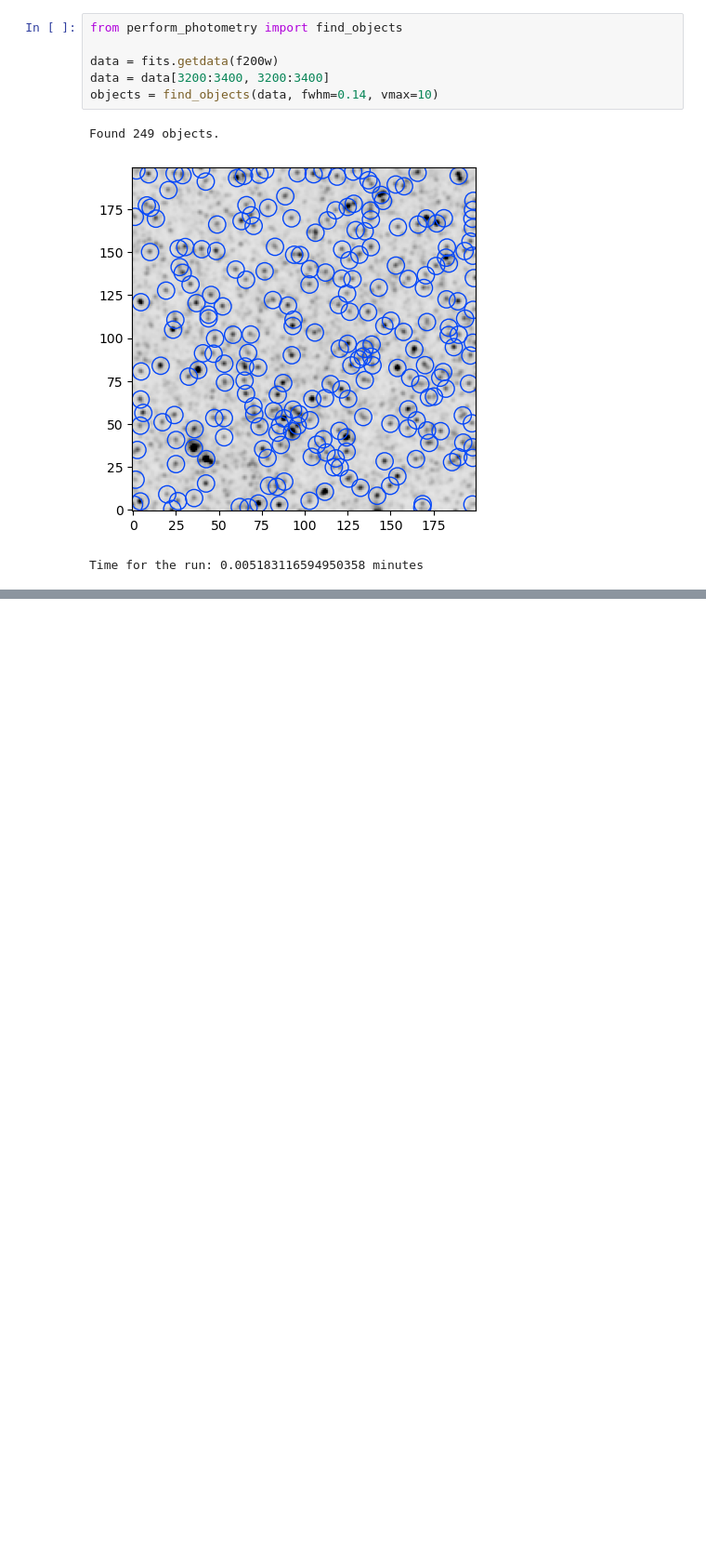
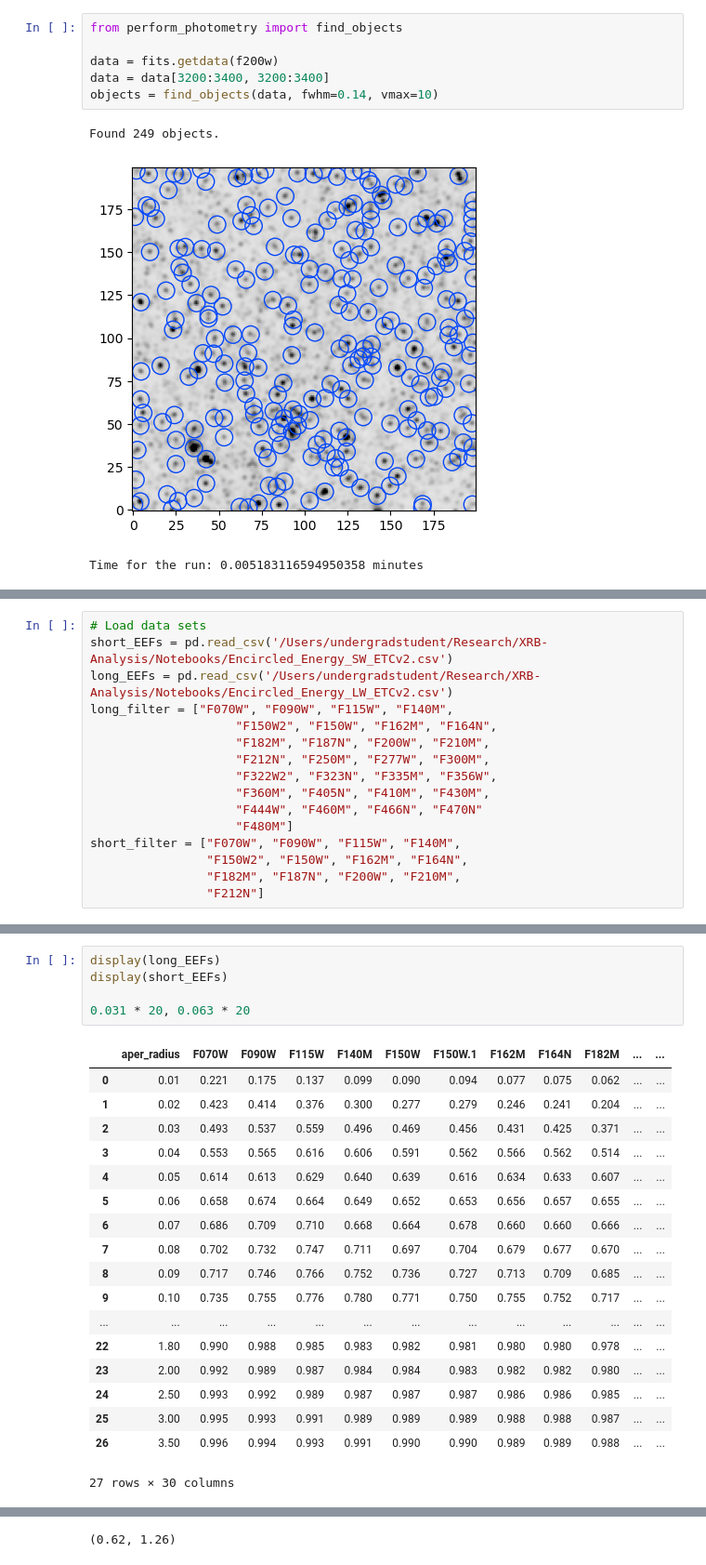
Before and after one commit to devkhullar/querx, a Jupyter notebook: M66_jwst.ipynb, the cells around one changed output, grey strips where cells are left out. Shown at 93% size. Cells and saved outputs as stored; diff of their text form; blank space fills up the shorter version.

```diff
--- a/M66_jwst.ipynb
+++ b/M66_jwst.ipynb
@@ -218,0 +378,16 @@ Time for the run: 0.005183116594950358 minutes
+# %%
+# Load data sets
+short_EEFs = pd.read_csv('/Users/undergradstudent/Research/XRB-Analysis/Notebooks/Encircled_Energy_SW_ETCv2.csv')
+long_EEFs = pd.read_csv('/Users/undergradstudent/Research/XRB-Analysis/Notebooks/Encircled_Energy_LW_ETCv2.csv')
+long_filter = ["F070W", "F090W", "F115W", "F140M",
+                    "F150W2", "F150W", "F162M", "F164N",
+                    "F182M", "F187N", "F200W", "F210M",
+                    "F212N", "F250M", "F277W", "F300M",
+                    "F322W2", "F323N", "F335M", "F356W",
+                    "F360M", "F405N", "F410M", "F430M",
+                    "F444W", "F460M", "F466N", "F470N"
+                    "F480M"]
+short_filter = ["F070W", "F090W", "F115W", "F140M",
+                "F150W2", "F150W", "F162M", "F164N",
+                "F182M", "F187N", "F200W", "F210M",
+                "F212N"]
@@ -218,0 +411,24 @@ Time for the run: 0.005183116594950358 minutes
+# %%
+display(long_EEFs)
+display(short_EEFs)
+
+0.031 * 20, 0.063 * 20
+# %% [output]
+|  | aper_radius | F070W | F090W | F115W | F140M | F150W | F150W.1 | F162M | F164N | F182M | ... | ... |
+| 0 | 0.01 | 0.221 | 0.175 | 0.137 | 0.099 | 0.090 | 0.094 | 0.077 | 0.075 | 0.062 | ... | ... |
+| 1 | 0.02 | 0.423 | 0.414 | 0.376 | 0.300 | 0.277 | 0.279 | 0.246 | 0.241 | 0.204 | ... | ... |
+| 2 | 0.03 | 0.493 | 0.537 | 0.559 | 0.496 | 0.469 | 0.456 | 0.431 | 0.425 | 0.371 | ... | ... |
+| 3 | 0.04 | 0.553 | 0.565 | 0.616 | 0.606 | 0.591 | 0.562 | 0.566 | 0.562 | 0.514 | ... | ... |
+| 4 | 0.05 | 0.614 | 0.613 | 0.629 | 0.640 | 0.639 | 0.616 | 0.634 | 0.633 | 0.607 | ... | ... |
+| 5 | 0.06 | 0.658 | 0.674 | 0.664 | 0.649 | 0.652 | 0.653 | 0.656 | 0.657 | 0.655 | ... | ... |
+| 6 | 0.07 | 0.686 | 0.709 | 0.710 | 0.668 | 0.664 | 0.678 | 0.660 | 0.660 | 0.666 | ... | ... |
+| 7 | 0.08 | 0.702 | 0.732 | 0.747 | 0.711 | 0.697 | 0.704 | 0.679 | 0.677 | 0.670 | ... | ... |
+| 8 | 0.09 | 0.717 | 0.746 | 0.766 | 0.752 | 0.736 | 0.727 | 0.713 | 0.709 | 0.685 | ... | ... |
+| 9 | 0.10 | 0.735 | 0.755 | 0.776 | 0.780 | 0.771 | 0.750 | 0.755 | 0.752 | 0.717 | ... | ... |
+| ... | ... | ... | ... | ... | ... | ... | ... | ... | ... | ... | ... | ... |
+| 22 | 1.80 | 0.990 | 0.988 | 0.985 | 0.983 | 0.982 | 0.981 | 0.980 | 0.980 | 0.978 | ... | ... |
+| 23 | 2.00 | 0.992 | 0.989 | 0.987 | 0.984 | 0.984 | 0.983 | 0.982 | 0.982 | 0.980 | ... | ... |
+| 24 | 2.50 | 0.993 | 0.992 | 0.989 | 0.987 | 0.987 | 0.987 | 0.986 | 0.986 | 0.985 | ... | ... |
+| 25 | 3.00 | 0.995 | 0.993 | 0.991 | 0.989 | 0.989 | 0.989 | 0.988 | 0.988 | 0.987 | ... | ... |
+| 26 | 3.50 | 0.996 | 0.994 | 0.993 | 0.991 | 0.990 | 0.990 | 0.989 | 0.989 | 0.988 | ... | ... |
+27 rows × 30 columns
@@ -218,0 +452 @@ Time for the run: 0.005183116594950358 minutes
+(0.62, 1.26)
```
Also changed, not shown: parts of 35 cells of this notebook, 5 other files.
